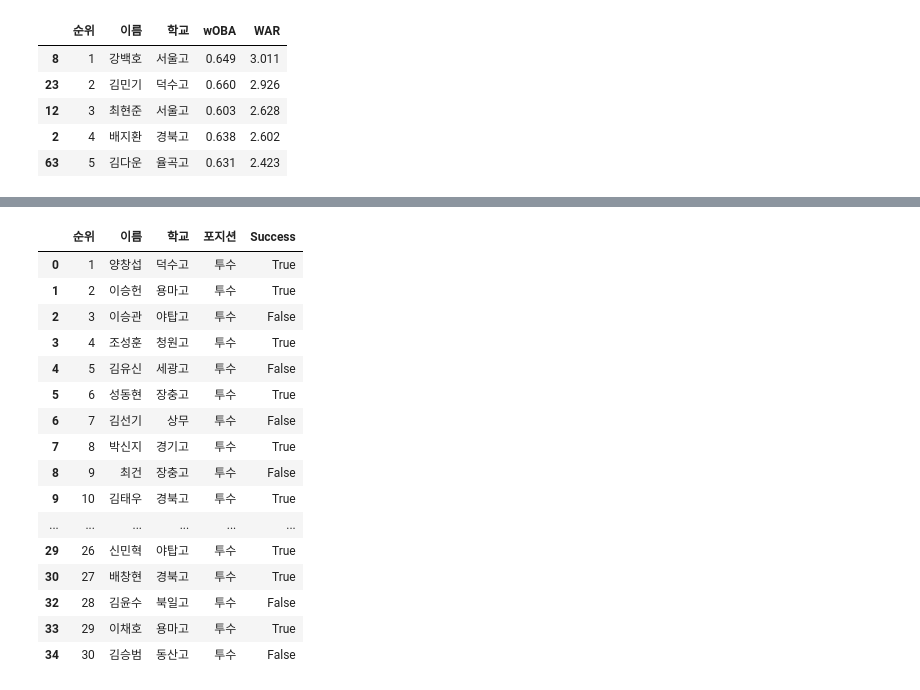
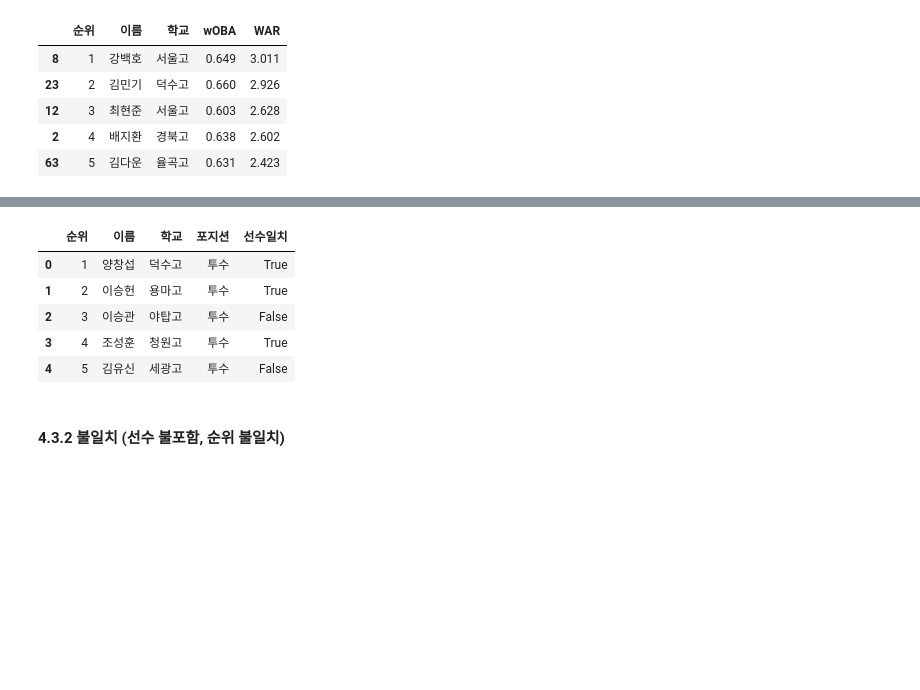
Before and after one commit to hakkoma/KBO_Mock_Draft_Simulator, a Jupyter notebook: mock_draft.ipynb, the cells around one changed output, grey strips where cells are left out. Saved outputs shown, nothing was run; the diff lists cells and outputs as text; code cells hidden in the pictures; blank space fills up the shorter version.

```diff
--- a/mock_draft.ipynb
+++ b/mock_draft.ipynb
@@ -430,21 +423,12 @@ df_ht
 # %%
-df_pc['Success'] = df_pc['이름'].isin(pitcher['이름']).astype(str)
-df_pc
+df_pc['선수일치'] = df_pc['이름'].isin(pitcher['이름']).astype(str)
+df_pc.head()
 # %% [output]
-|  | 순위 | 이름 | 학교 | 포지션 | Success |
+|  | 순위 | 이름 | 학교 | 포지션 | 선수일치 |
 | 0 | 1 | 양창섭 | 덕수고 | 투수 | True |
 | 1 | 2 | 이승헌 | 용마고 | 투수 | True |
 | 2 | 3 | 이승관 | 야탑고 | 투수 | False |
 | 3 | 4 | 조성훈 | 청원고 | 투수 | True |
 | 4 | 5 | 김유신 | 세광고 | 투수 | False |
-| 5 | 6 | 성동현 | 장충고 | 투수 | True |
-| 6 | 7 | 김선기 | 상무 | 투수 | False |
-| 7 | 8 | 박신지 | 경기고 | 투수 | True |
-| 8 | 9 | 최건 | 장충고 | 투수 | False |
-| 9 | 10 | 김태우 | 경북고 | 투수 | True |
-| ... | ... | ... | ... | ... | ... |
-| 29 | 26 | 신민혁 | 야탑고 | 투수 | True |
-| 30 | 27 | 배창현 | 경북고 | 투수 | True |
-| 32 | 28 | 김윤수 | 북일고 | 투수 | False |
-| 33 | 29 | 이채호 | 용마고 | 투수 | True |
-| 34 | 30 | 김승범 | 동산고 | 투수 | False |
+# %% [markdown]
+#### 4.3.2 불일치 (선수 불포함, 순위 불일치)
```
Also changed, not shown: parts of 4 cells of this notebook.
